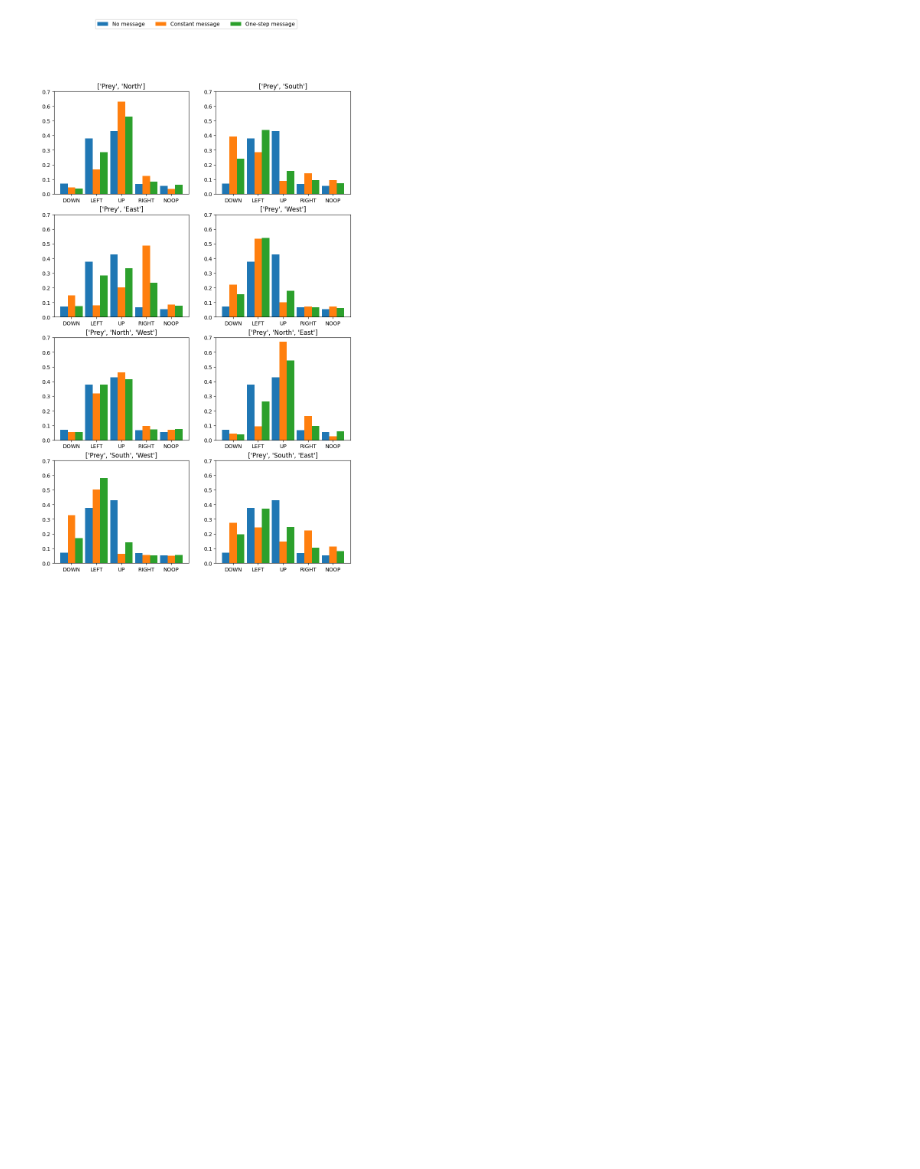
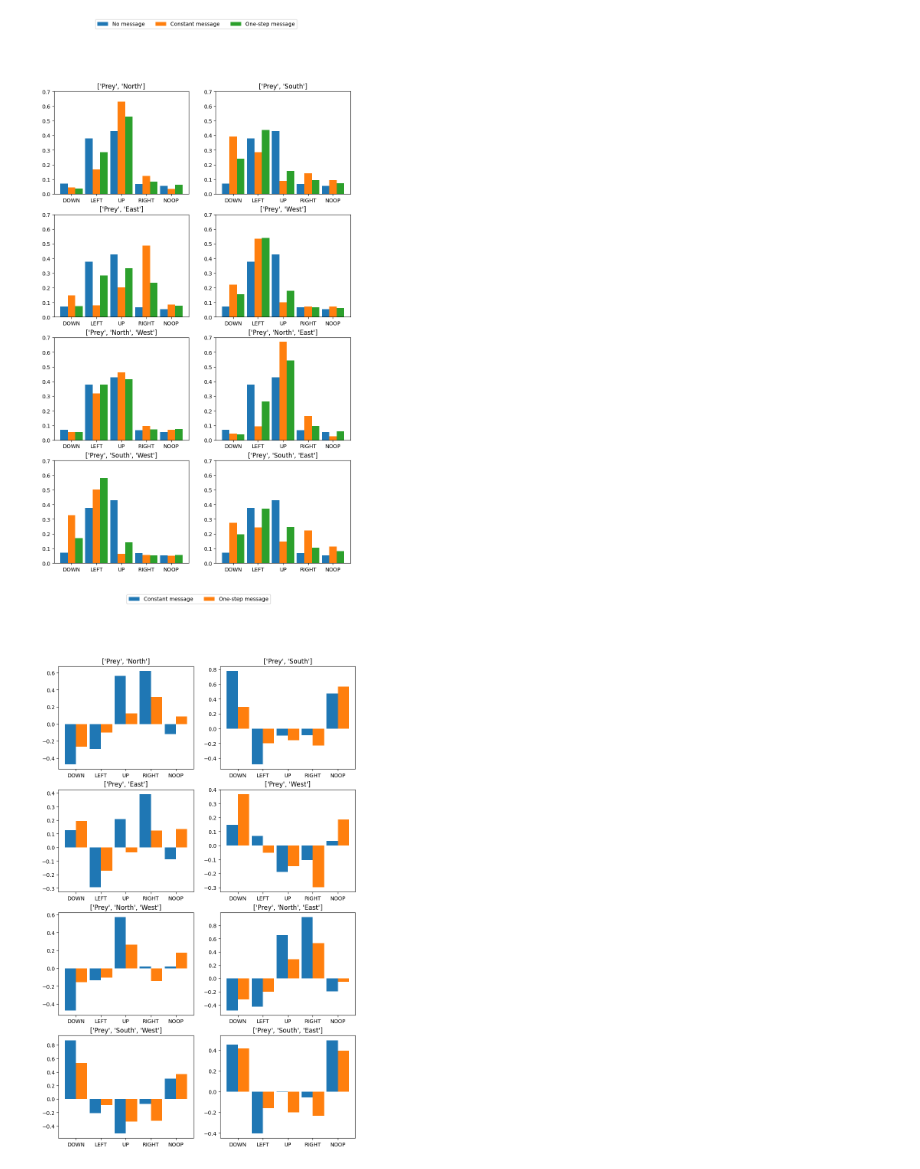
Before and after one commit to Maxtoq/MADRL-PhD-Thesis-Code, a Jupyter notebook: results/LAMARL Eval.ipynb, the cells around one changed output. Cells and saved outputs as stored; diff of their text form; code cells hidden in the pictures; blank space fills up the shorter version.

```diff
--- a/results/LAMARL Eval.ipynb
+++ b/results/LAMARL Eval.ipynb
@@ -385,0 +348,3 @@ plt.savefig("/home/doctoq/Desktop/Rédac/LAMAC_figs/interact.svg", bbox_inches="
+# %%
+d /= d["No message"]
+d
@@ -392,3 +364,23 @@ plot_interact("../results/data/lamarl_interact/Ad_2a9o5SA_15o5_langsup1_center")
 plt.savefig("/home/doctoq/Desktop/Rédac/LAMAC_figs/interact.svg", bbox_inches="tight")
 # %% [output]
 [figure]
+# %%
+bp = "../results/data/lamarl_interact/18_lang_ce0"
+
+const = None
+os = None
+for i in range(1, 8):
+    logs = pd.read_csv(f"{bp}{i}_center.csv", index_col=0)
+    if const is None:
+        const = logs
+    else:
+        const.loc[:, const.columns != "Message"] += logs.drop("Message", axis=1)
+
+    os_logs = pd.read_csv(f"{bp}{i}_center_onestep.csv", index_col=0)
+    if os is None:
+        os = os_logs
+    else:
+        os.loc[:, os.columns != "Message"] += os_logs.drop("Message", axis=1)
+
+const.to_csv("../results/data/lamarl_interact/18_lang_ce0.csv")
+const.to_csv("../results/data/lamarl_interact/18_lang_ce0_onestep.csv")
@@ -394,0 +425,17 @@ plt.savefig("/home/doctoq/Desktop/Rédac/LAMAC_figs/interact.svg", bbox_inches="
+# %%
+def plot_interact(results):
+    fig, axs = plt.subplots(4, 2, figsize=(10, 16))
+
+    for i, m in enumerate(results):
+        df = results[m]
+        # df.loc[3, "No message"] += 0.01
+        # print(df)
+        df.plot.bar(rot=0, width=0.9, ax=axs[i // 2, i % 2], legend=False, title=m)#, ylim=(-1, 1))
+        axs[i // 2, i % 2].set_xticklabels(actions)
+
+
+    fig.legend(df.keys(), loc = 'upper center', ncols=2)
+
+plot_interact(d)
+# %% [output]
+[figure, added]
```
Also changed, not shown: parts of 17 cells of this notebook, 23 other files.
